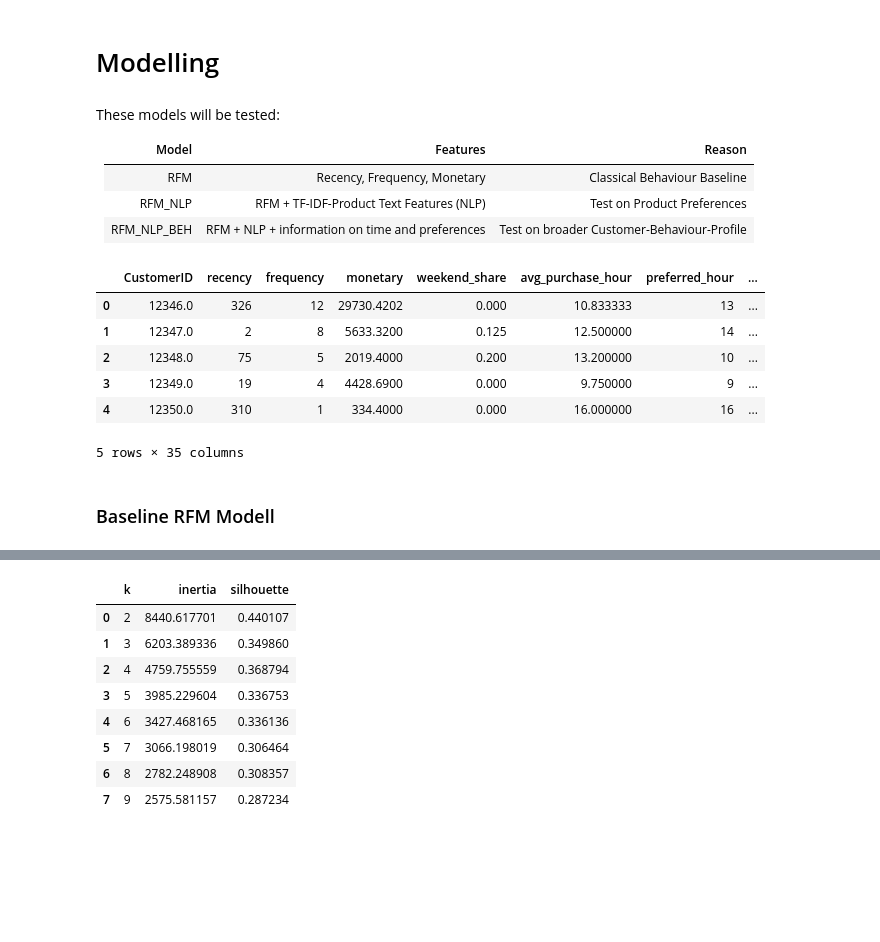
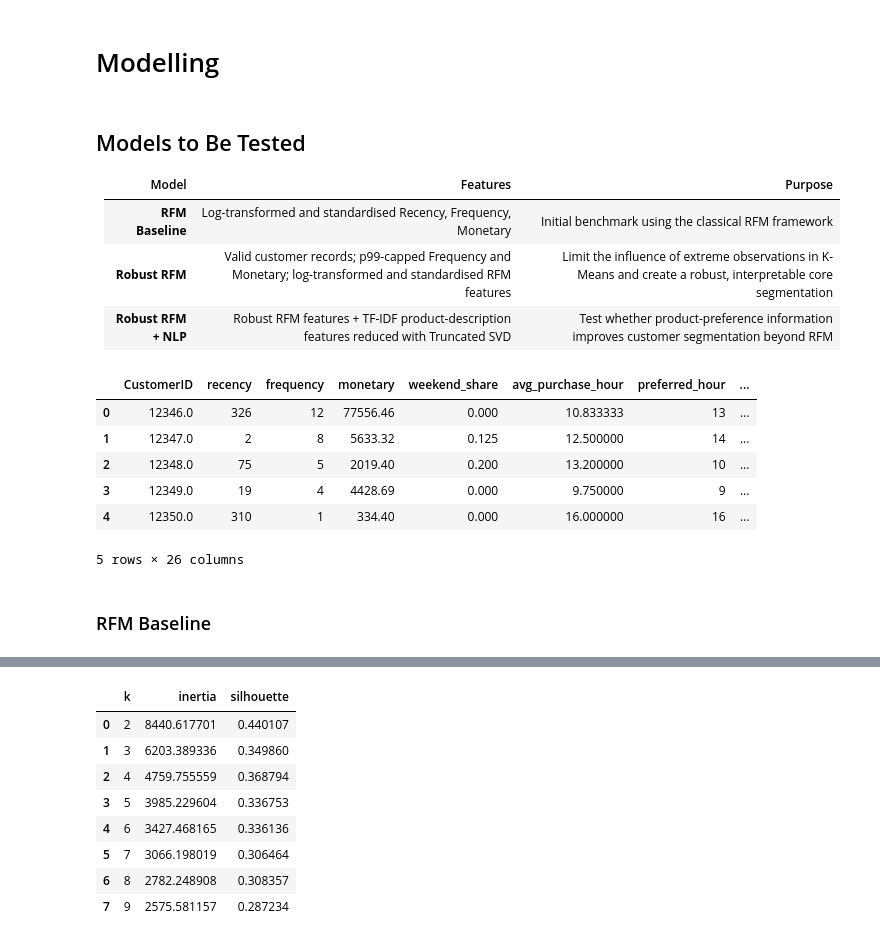
Before and after one commit to Thoericht/customer-segmentation-rfm-nlp, a Jupyter notebook: 02_notebooks/04_clustering.ipynb, the cells around one changed output, grey strips where cells are left out. Drawn from its saved outputs; the diff is of its cells as text; code cells hidden in the pictures; blank space fills up the shorter version.

Commit message:
update readme and models

```diff
--- a/02_notebooks/04_clustering.ipynb
+++ b/02_notebooks/04_clustering.ipynb
@@ -1,13 +1,13 @@
 # %% [markdown]
 # Modelling
 # %% [markdown]
-These models will be tested:
+## Models to Be Tested
 
-| Model       | Features                                                | Reason                                     |
-| ----------- | ------------------------------------------------------- | -------------------------------------------|
-| RFM         | Recency, Frequency, Monetary                            | Classical Behaviour Baseline               |
-| RFM_NLP     | RFM + TF-IDF-Product Text Features (NLP)                | Test on Product Preferences                |
-| RFM_NLP_BEH | RFM + NLP + information on time and preferences         | Test on broader Customer-Behaviour-Profile |
+| Model | Features | Purpose |
+|---|---|---|
+| **RFM Baseline** | Log-transformed and standardised Recency, Frequency, Monetary | Initial benchmark using the classical RFM framework |
+| **Robust RFM** | Valid customer records; p99-capped Frequency and Monetary; log-transformed and standardised RFM features | Limit the influence of extreme observations in K-Means and create a robust, interpretable core segmentation |
+| **Robust RFM + NLP** | Robust RFM features + TF-IDF product-description features reduced with Truncated SVD | Test whether product-preference information improves customer segmentation beyond RFM |
 # %%
 # Imports
 
@@ -21,18 +21,18 @@ from sklearn.impute import SimpleImputer
 from sklearn.metrics import adjusted_rand_score, silhouette_score
 from sklearn.pipeline import Pipeline
 from sklearn.preprocessing import OneHotEncoder, StandardScaler
-# %%
-# Load Data
-
-df = pd.read_csv('../01_data/02_processed_data/customer_profile_rfm_cap.csv')
-df.head()
-# %% [output]
-|  | CustomerID | recency | frequency | monetary | weekend_share | avg_purchase_hour | preferred_hour | ... |
-| 0 | 12346.0 | 326 | 12 | 29730.4202 | 0.000 | 10.833333 | 13 | ... |
-| 1 | 12347.0 | 2 | 8 | 5633.3200 | 0.125 | 12.500000 | 14 | ... |
-| 2 | 12348.0 | 75 | 5 | 2019.4000 | 0.200 | 13.200000 | 10 | ... |
-| 3 | 12349.0 | 19 | 4 | 4428.6900 | 0.000 | 9.750000 | 9 | ... |
-| 4 | 12350.0 | 310 | 1 | 334.4000 | 0.000 | 16.000000 | 16 | ... |
-5 rows × 35 columns
+# %%
+# Load Data
+
+df = pd.read_csv('../01_data/02_processed_data/customer_profile.csv')
+df.head()
+# %% [output]
+|  | CustomerID | recency | frequency | monetary | weekend_share | avg_purchase_hour | preferred_hour | ... |
+| 0 | 12346.0 | 326 | 12 | 77556.46 | 0.000 | 10.833333 | 13 | ... |
+| 1 | 12347.0 | 2 | 8 | 5633.32 | 0.125 | 12.500000 | 14 | ... |
+| 2 | 12348.0 | 75 | 5 | 2019.40 | 0.200 | 13.200000 | 10 | ... |
+| 3 | 12349.0 | 19 | 4 | 4428.69 | 0.000 | 9.750000 | 9 | ... |
+| 4 | 12350.0 | 310 | 1 | 334.40 | 0.000 | 16.000000 | 16 | ... |
+5 rows × 26 columns
 # %% [markdown]
-### Baseline RFM Modell
+### RFM Baseline
```
Also changed, not shown: parts of 7 cells of this notebook, 1 other file.
